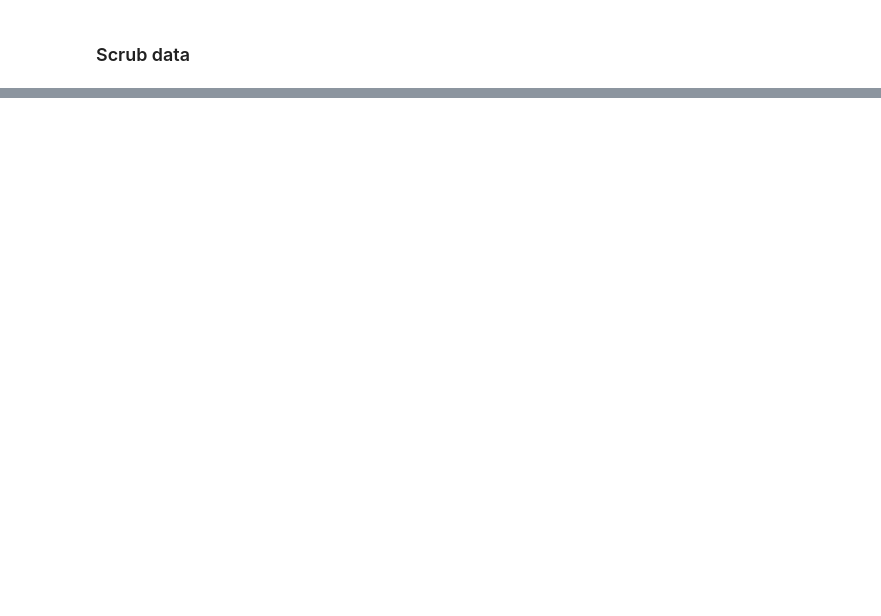
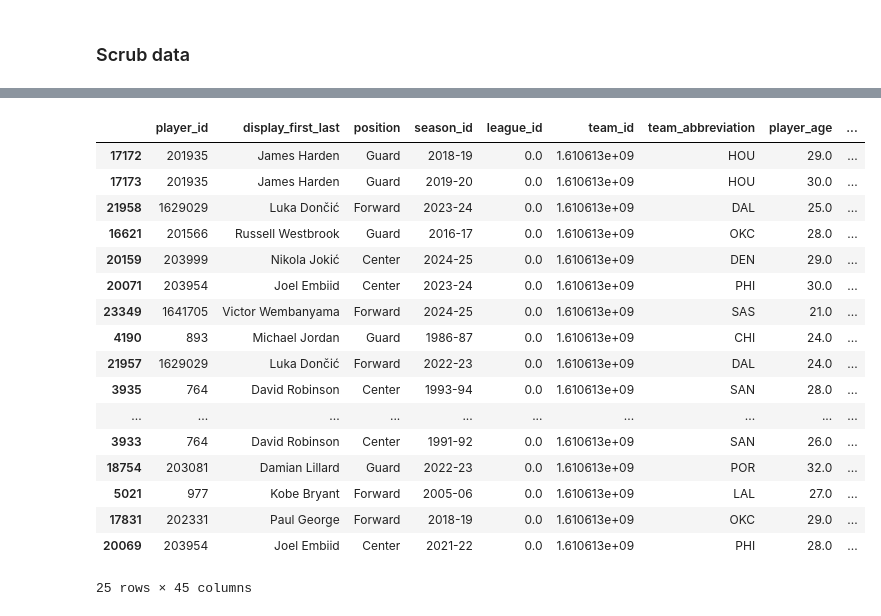
Before and after one commit to anewbegin95/nbadata, a Jupyter notebook: season_ranking.ipynb, the cells around one changed output, grey strips where cells are left out. Saved outputs shown, nothing was run; the diff lists cells and outputs as text; code cells hidden in the pictures; blank space fills up the shorter version.

```diff
--- a/season_ranking.ipynb
+++ b/season_ranking.ipynb
@@ -148,0 +116,11 @@ stats_df.sort_values('pts_norm', ascending=False).head(10)
+# %%
+# Calculate mean and standard deviation for each statistic across all seasons
+means = df_stats[stats].mean()
+stds = df_stats[stats].std()
+
+# Apply Z-score normalization
+for stat in stats:
+    if stat in df_stats.columns:
+        df_stats[stat + '_zscore'] = (df_stats[stat] - means[stat]) / stds[stat]
+
+df_stats
@@ -148,0 +144,47 @@ stats_df.sort_values('pts_norm', ascending=False).head(10)
+# %%
+# Define weights for each statistic
+stats_weights = {
+    'fgm_zscore': 0.1,
+    'fga_zscore': 0.05,
+    'fg3m_zscore': 0.1,
+    'fg3a_zscore': 0.05,
+    'ftm_zscore': 0.05,
+    'fta_zscore': 0.05,
+    'oreb_zscore': 0.05,
+    'dreb_zscore': 0.1,
+    'ast_zscore': 0.1,
+    'stl_zscore': 0.1,
+    'tov_zscore': -0.05,  # Negative weight for turnovers
+    'blk_zscore': 0.1,
+    'pts_zscore': 0.15
+}
+
+# Calculate the combined score
+df_stats['combined_score'] = sum(df_stats[stat] * weight for stat, weight in stats_weights.items())
+
+# Determine the best season of all time
+best_season = df_stats.loc[df_stats['combined_score'].idxmax()]
+
+# Sort the DataFrame by combined score
+df_stats.sort_values(by='combined_score', ascending=False, inplace=True)
+
+df_stats.head(25)
+# %% [output]
+|  | player_id | display_first_last | position | season_id | league_id | team_id | team_abbreviation | player_age | ... |
+| 17172 | 201935 | James Harden | Guard | 2018-19 | 0.0 | 1.610613e+09 | HOU | 29.0 | ... |
+| 17173 | 201935 | James Harden | Guard | 2019-20 | 0.0 | 1.610613e+09 | HOU | 30.0 | ... |
+| 21958 | 1629029 | Luka Dončić | Forward | 2023-24 | 0.0 | 1.610613e+09 | DAL | 25.0 | ... |
+| 16621 | 201566 | Russell Westbrook | Guard | 2016-17 | 0.0 | 1.610613e+09 | OKC | 28.0 | ... |
+| 20159 | 203999 | Nikola Jokić | Center | 2024-25 | 0.0 | 1.610613e+09 | DEN | 29.0 | ... |
+| 20071 | 203954 | Joel Embiid | Center | 2023-24 | 0.0 | 1.610613e+09 | PHI | 30.0 | ... |
+| 23349 | 1641705 | Victor Wembanyama | Forward | 2024-25 | 0.0 | 1.610613e+09 | SAS | 21.0 | ... |
+| 4190 | 893 | Michael Jordan | Guard | 1986-87 | 0.0 | 1.610613e+09 | CHI | 24.0 | ... |
+| 21957 | 1629029 | Luka Dončić | Forward | 2022-23 | 0.0 | 1.610613e+09 | DAL | 24.0 | ... |
+| 3935 | 764 | David Robinson | Center | 1993-94 | 0.0 | 1.610613e+09 | SAN | 28.0 | ... |
+| ... | ... | ... | ... | ... | ... | ... | ... | ... | ... |
+| 3933 | 764 | David Robinson | Center | 1991-92 | 0.0 | 1.610613e+09 | SAN | 26.0 | ... |
+| 18754 | 203081 | Damian Lillard | Guard | 2022-23 | 0.0 | 1.610613e+09 | POR | 32.0 | ... |
+| 5021 | 977 | Kobe Bryant | Forward | 2005-06 | 0.0 | 1.610613e+09 | LAL | 27.0 | ... |
+| 17831 | 202331 | Paul George | Forward | 2018-19 | 0.0 | 1.610613e+09 | OKC | 29.0 | ... |
+| 20069 | 203954 | Joel Embiid | Center | 2021-22 | 0.0 | 1.610613e+09 | PHI | 28.0 | ... |
+25 rows × 45 columns
```
Also changed, not shown: parts of 7 cells of this notebook.
